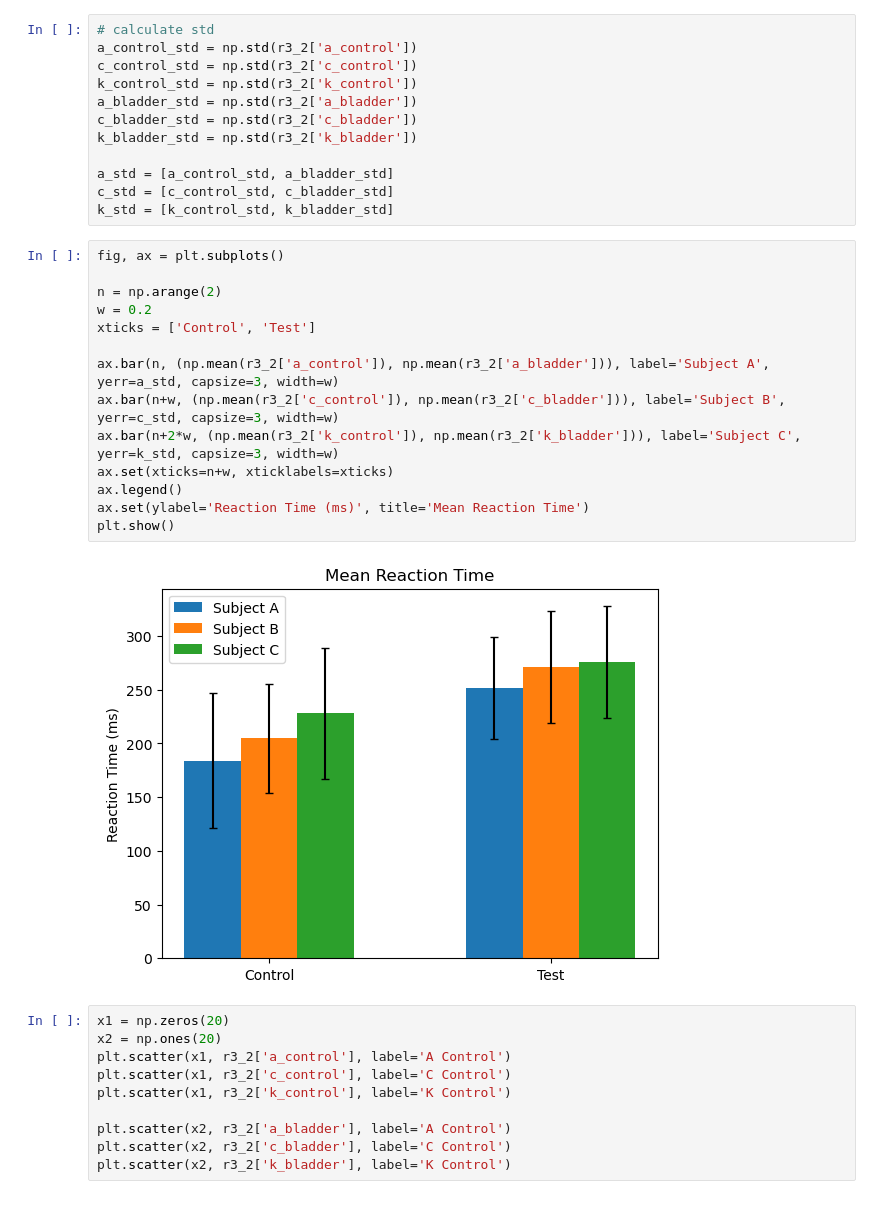
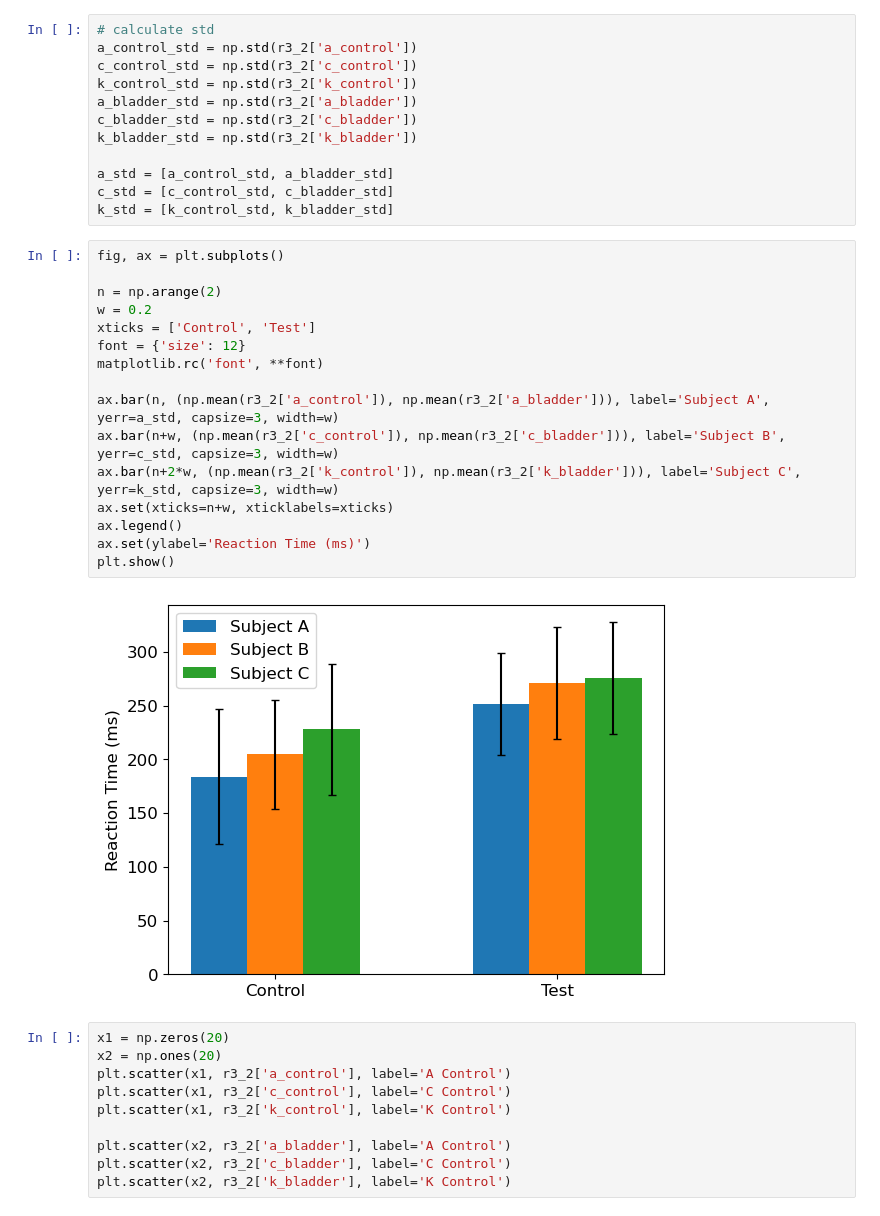
Before and after one commit to kateharvey/capstone, a Jupyter notebook: testing/testing.ipynb, the cells around one changed output. Drawn from its saved outputs; the diff is of its cells as text.

```diff
--- a/testing/testing.ipynb
+++ b/testing/testing.ipynb
@@ -37,19 +38,21 @@ k_std = [k_control_std, k_bladder_std]
 # %%
 fig, ax = plt.subplots()
 
 n = np.arange(2)
 w = 0.2
 xticks = ['Control', 'Test']
+font = {'size': 12}
+matplotlib.rc('font', **font)
 
 ax.bar(n, (np.mean(r3_2['a_control']), np.mean(r3_2['a_bladder'])), label='Subject A', yerr=a_std, capsize=3, width=w)
 ax.bar(n+w, (np.mean(r3_2['c_control']), np.mean(r3_2['c_bladder'])), label='Subject B', yerr=c_std, capsize=3, width=w)
 ax.bar(n+2*w, (np.mean(r3_2['k_control']), np.mean(r3_2['k_bladder'])), label='Subject C', yerr=k_std, capsize=3, width=w)
 ax.set(xticks=n+w, xticklabels=xticks)
 ax.legend()
-ax.set(ylabel='Reaction Time (ms)', title='Mean Reaction Time')
+ax.set(ylabel='Reaction Time (ms)')
 plt.show()
 # %% [output]
-[figure, old version]
+[figure, new version]
 # %%
 x1 = np.zeros(20)
 x2 = np.ones(20)
```
Also changed, not shown: parts of 5 cells of this notebook, 32 other files.
